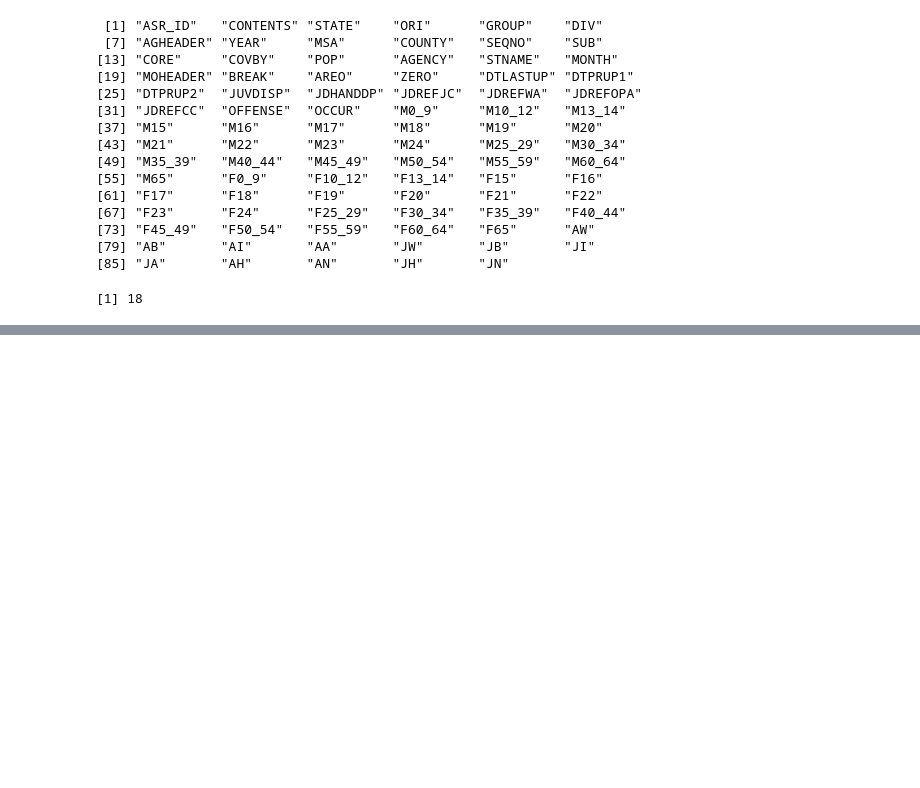
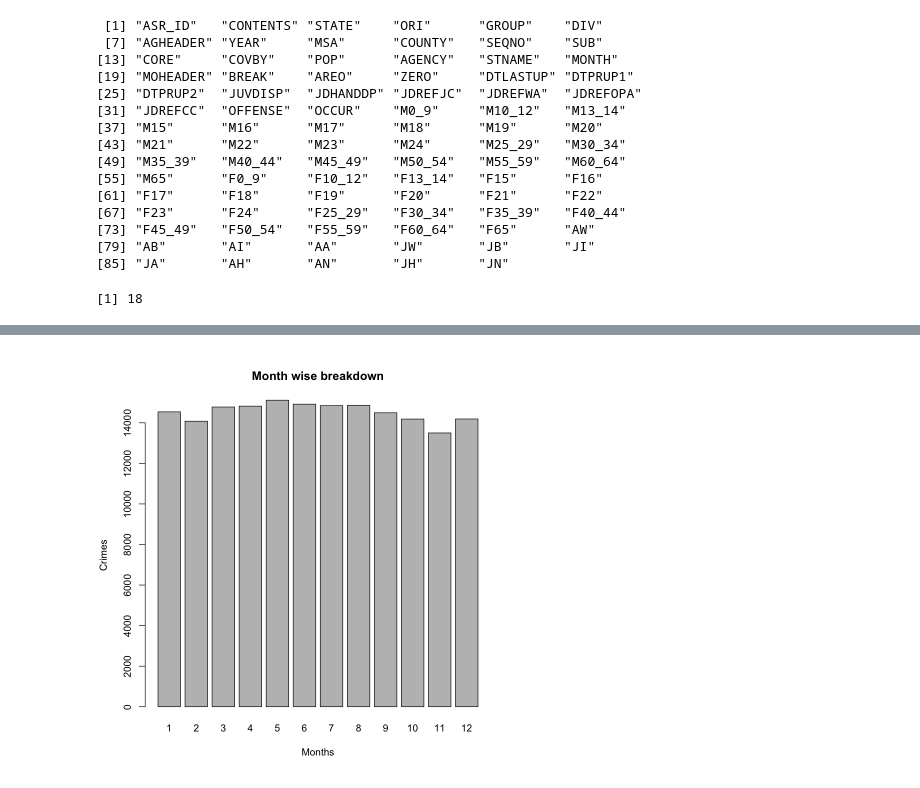
Before and after one commit to ivanshukaushik/RegressionProject, a Jupyter notebook: Project.ipynb, the cells around one changed output, grey strips where cells are left out. Saved outputs shown, nothing was run; the diff lists cells and outputs as text; code cells hidden in the pictures; blank space fills up the shorter version.

```diff
--- a/Project.ipynb
+++ b/Project.ipynb
@@ -138,0 +149,4 @@ summary(combined_df)
+# %%
+barplot(value_counts$n, names.arg = value_counts$MONTH, xlab = 'Months', ylab = 'Crimes', main = 'Month wise breakdown')
+# %% [output]
+[figure, added]
```
Also changed, not shown: parts of 14 cells of this notebook.
